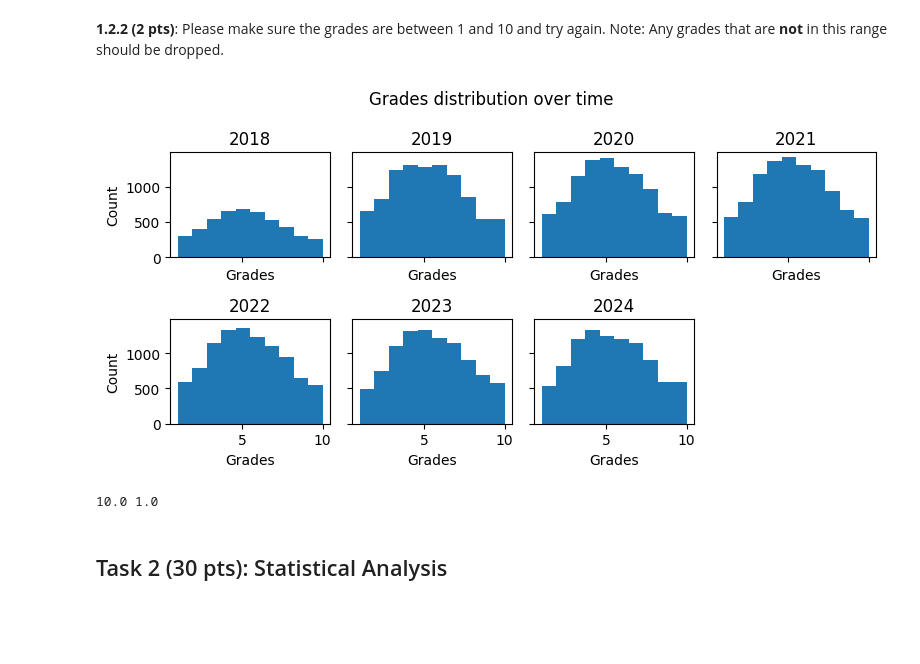
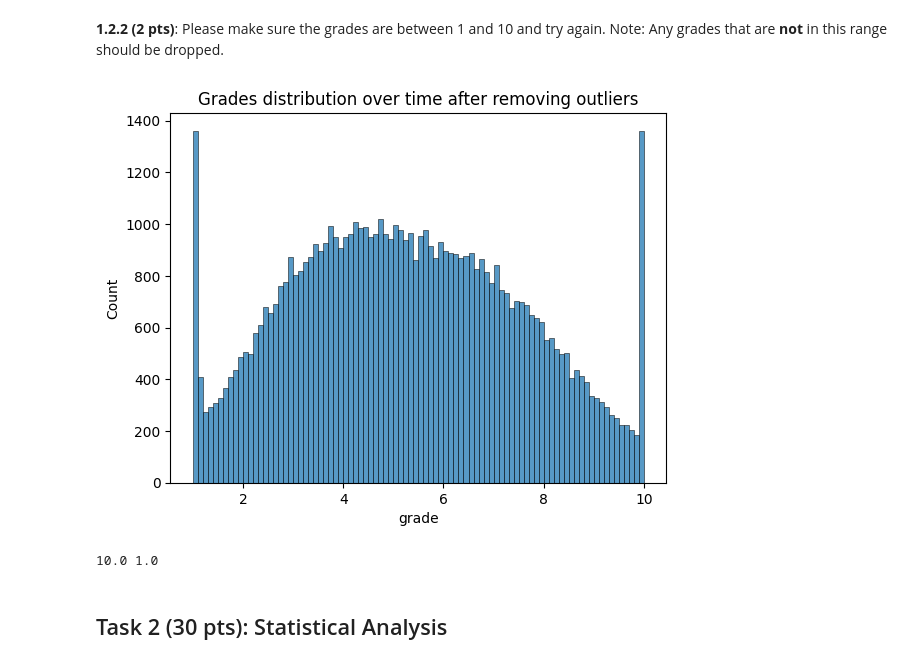
Before and after one commit to dbrantsc-8/Ada_2025, a Jupyter notebook: Homework/02_PROJECT_CHEATING_SCANDAL/2025_HW2.ipynb, the cells around one changed output. Cells and saved outputs as stored; diff of their text form; code cells hidden in the pictures; blank space fills up the shorter version.

```diff
--- a/Homework/02_PROJECT_CHEATING_SCANDAL/2025_HW2.ipynb
+++ b/Homework/02_PROJECT_CHEATING_SCANDAL/2025_HW2.ipynb
@@ -218,28 +191,18 @@ The grades contain some outliers at 1e6 and -1e6 which make the x-scale of the h
 # %%
 ### YOUR CODE BELOW (THE **OUTPUT** OF THIS CELL WILL BE USED FOR EVALUATION) ###
 df = df[(1 <= df['grade']) & (df['grade'] <= 10)]
 
-fig, ax = plt.subplots(ncols = 4, nrows = 2, sharex = True, sharey = True, figsize = (8,4))
-years = sorted(df['year'].unique())
-for i, (axe, year) in enumerate(zip(ax.flatten(), years)):
-    axe.hist(x = df[df['year'] == year]['grade'], bins = 10)
-    axe.set_title(year)
-    if i % 4 == 0:
-        axe.set_ylabel('Count')
-    axe.set_xlabel('Grades')
-
-# Remove unused plot
-ax.flatten()[-1].axis('off')
-
-plt.suptitle('Grades distribution over time')
-plt.tight_layout()
+# Make bins width 0.1 to match with grades
+bins = np.arange(1, 10.1, 0.1)
+sns.histplot(df['grade'], bins = bins)
+plt.title('Grades distribution over time after removing outliers')
 plt.show()
 
 ### DO NOT MODIFY THE FOLLOWING LINES ###
 # print the maximum and minimum grade after grade range conversion
 print(df['grade'].max(), df['grade'].min())
 # %% [output]
-[figure, old version]
+[figure, new version]
 10.0 1.0
 # %% [markdown]
 ## Task 2 (30 pts): Statistical Analysis
```
Also changed, not shown: parts of 14 cells of this notebook.
